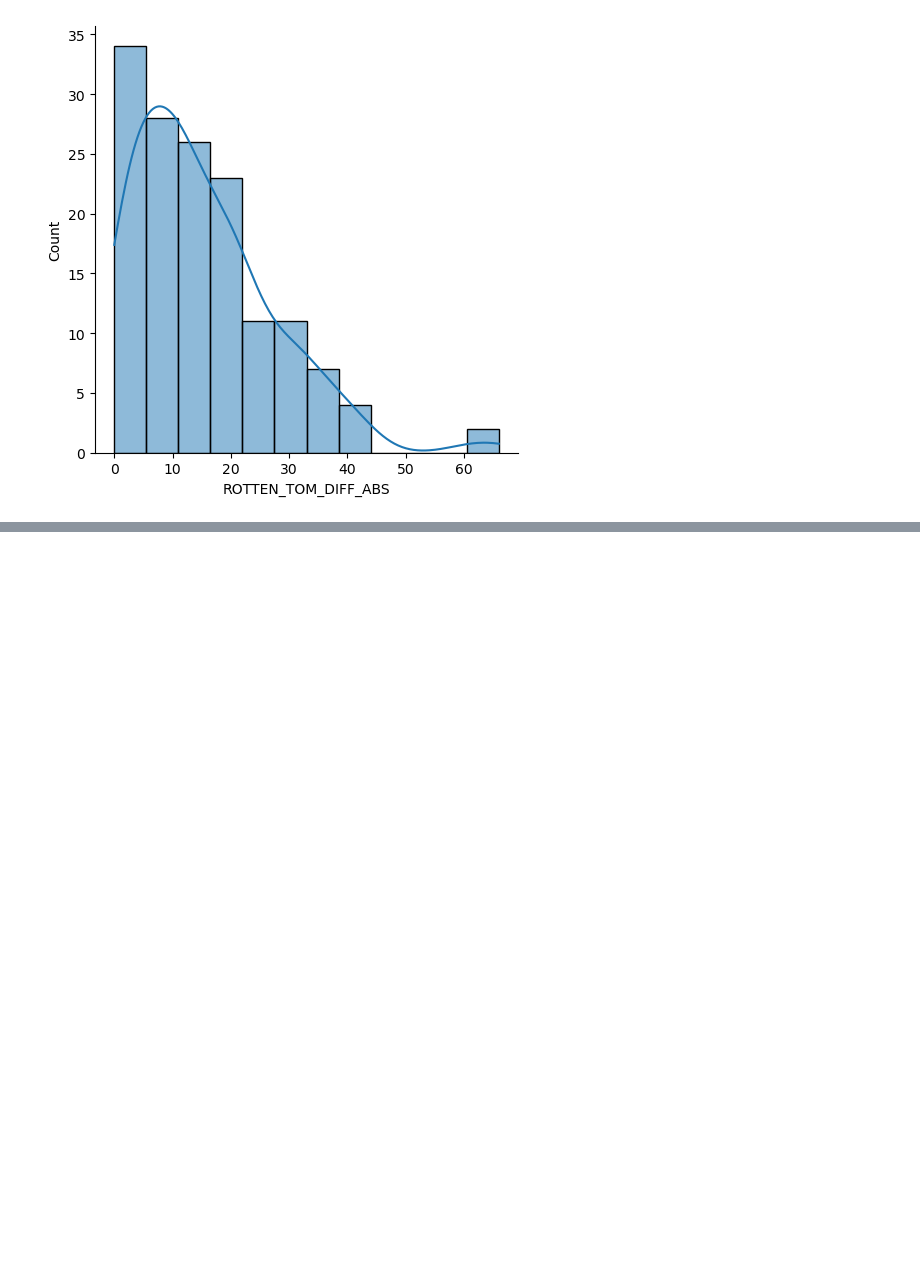
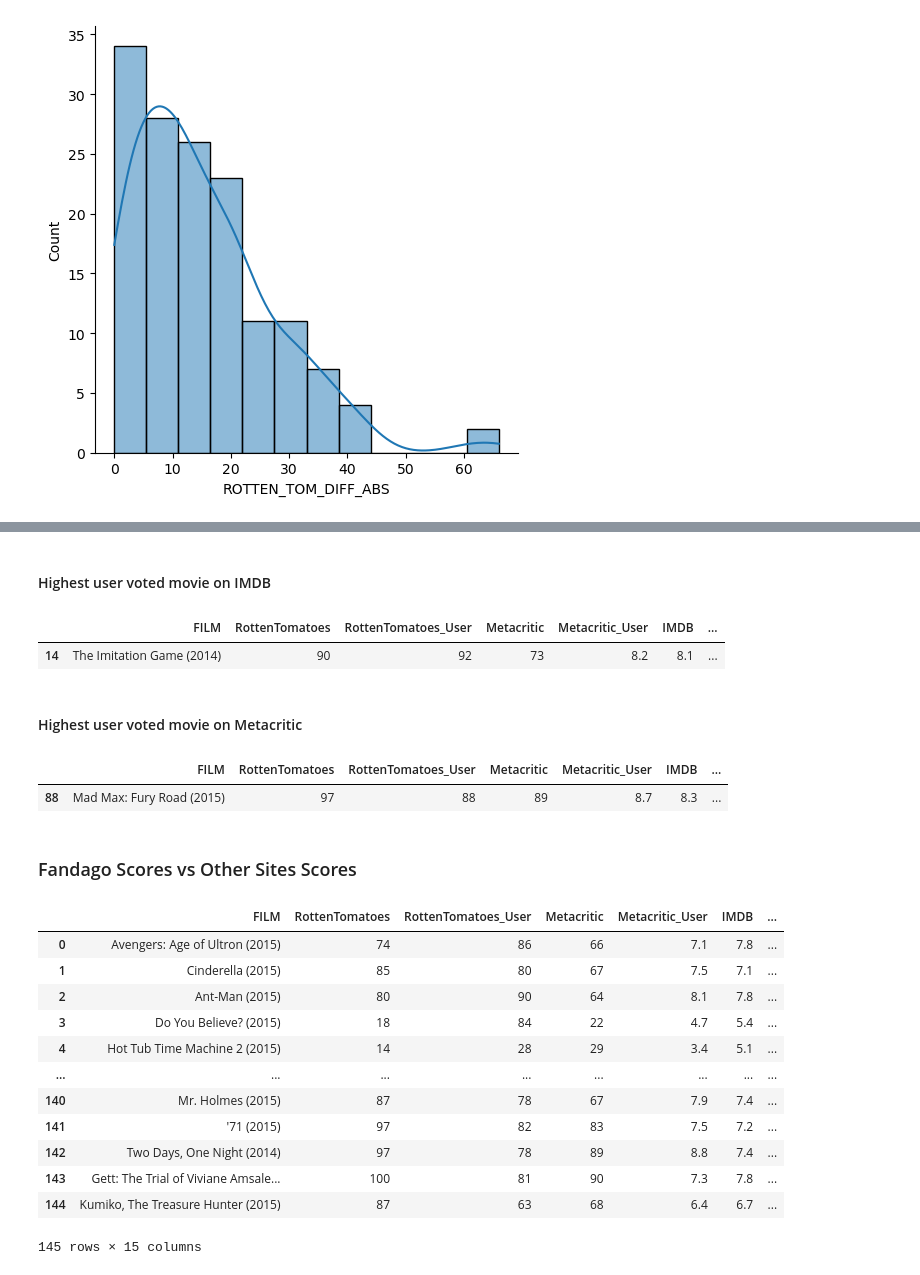
Before and after one commit to rohitcodism/ML-DS, a Jupyter notebook: Projects/Capstone-Project-1/capstone.ipynb, the cells around one changed output, grey strips where cells are left out. Cells and saved outputs as stored; diff of their text form; code cells hidden in the pictures; blank space fills up the shorter version.

```diff
--- a/Projects/Capstone-Project-1/capstone.ipynb
+++ b/Projects/Capstone-Project-1/capstone.ipynb
@@ -247,0 +288,34 @@ KeyError: "None of [Int64Index([-66, -61, -42, -42, -39, -38, -37, -37, -36, -34
+# %% [markdown]
+#### Highest user voted movie on IMDB
+# %%
+all_sites_cpy.nlargest(1, 'IMDB_user_vote_count')
+# %% [output]
+|  | FILM | RottenTomatoes | RottenTomatoes_User | Metacritic | Metacritic_User | IMDB | ... |
+| 14 | The Imitation Game (2014) | 90 | 92 | 73 | 8.2 | 8.1 | ... |
+# %% [markdown]
+#### Highest user voted movie on Metacritic
+# %%
+all_sites_cpy.nlargest(1, 'Metacritic_user_vote_count')
+# %% [output]
+|  | FILM | RottenTomatoes | RottenTomatoes_User | Metacritic | Metacritic_User | IMDB | ... |
+| 88 | Mad Max: Fury Road (2015) | 97 | 88 | 89 | 8.7 | 8.3 | ... |
+# %% [markdown]
+### Fandago Scores vs Other Sites Scores
+# %%
+finalDf =  pd.merge(left=all_sites_cpy, right=fandango2, how='inner')
+# %%
+finalDf
+# %% [output]
+|  | FILM | RottenTomatoes | RottenTomatoes_User | Metacritic | Metacritic_User | IMDB | ... |
+| 0 | Avengers: Age of Ultron (2015) | 74 | 86 | 66 | 7.1 | 7.8 | ... |
+| 1 | Cinderella (2015) | 85 | 80 | 67 | 7.5 | 7.1 | ... |
+| 2 | Ant-Man (2015) | 80 | 90 | 64 | 8.1 | 7.8 | ... |
+| 3 | Do You Believe? (2015) | 18 | 84 | 22 | 4.7 | 5.4 | ... |
+| 4 | Hot Tub Time Machine 2 (2015) | 14 | 28 | 29 | 3.4 | 5.1 | ... |
+| ... | ... | ... | ... | ... | ... | ... | ... |
+| 140 | Mr. Holmes (2015) | 87 | 78 | 67 | 7.9 | 7.4 | ... |
+| 141 | '71 (2015) | 97 | 82 | 83 | 7.5 | 7.2 | ... |
+| 142 | Two Days, One Night (2014) | 97 | 78 | 89 | 8.8 | 7.4 | ... |
+| 143 | Gett: The Trial of Viviane Amsale... | 100 | 81 | 90 | 7.3 | 7.8 | ... |
+| 144 | Kumiko, The Treasure Hunter (2015) | 87 | 63 | 68 | 6.4 | 6.7 | ... |
+145 rows × 15 columns
```
Also changed, not shown: parts of 12 cells of this notebook.
